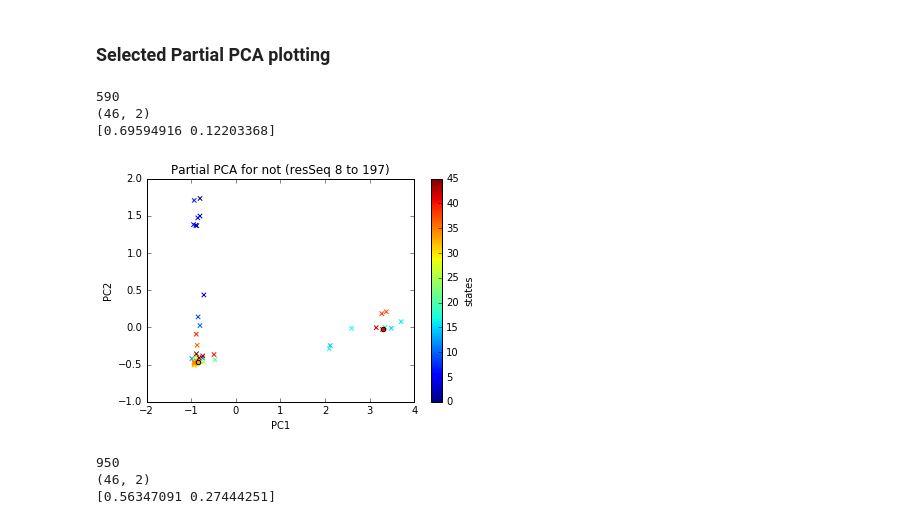
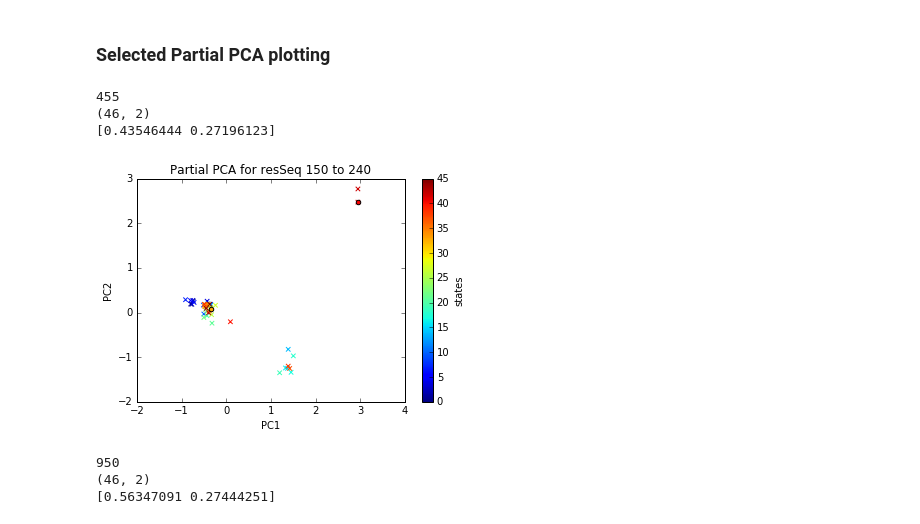
Before and after one commit to chemlove/md_data_analysis, a Jupyter notebook: Partial PCA for XRD Ensemble & Combined ppca.ipynb, the cells around one changed output. Saved outputs shown, nothing was run; the diff lists cells and outputs as text; code cells hidden in the pictures.

```diff
--- a/Partial PCA for XRD Ensemble & Combined ppca.ipynb
+++ b/Partial PCA for XRD Ensemble & Combined ppca.ipynb
@@ -69,12 +69,12 @@ plt.show()
 ### Selected Partial PCA plotting
 # %%
 #tmd
-partial_pca(wholetraj,"not (resSeq 8 to 197)")
+partial_pca(wholetraj,"resSeq 150 to 240")
 # %% [output]
-590
+455
 (46, 2)
-[0.69594916 0.12203368]
+[0.43546444 0.27196123]
-[figure, old version]
+[figure, new version]
 # %%
 #ecd
 partial_pca(wholetraj,"resSeq 8 to 197")
```
Also changed, not shown: parts of 30 cells of this notebook, 1 other file.
